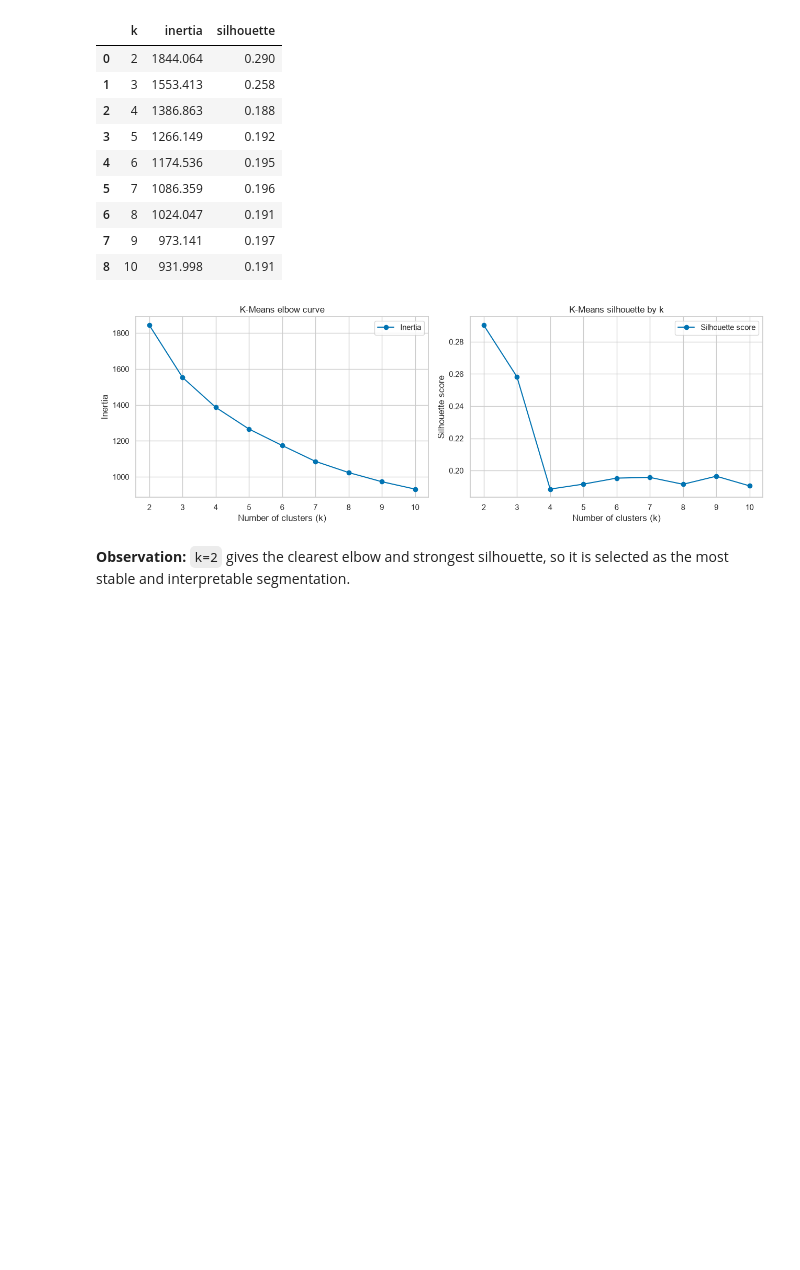
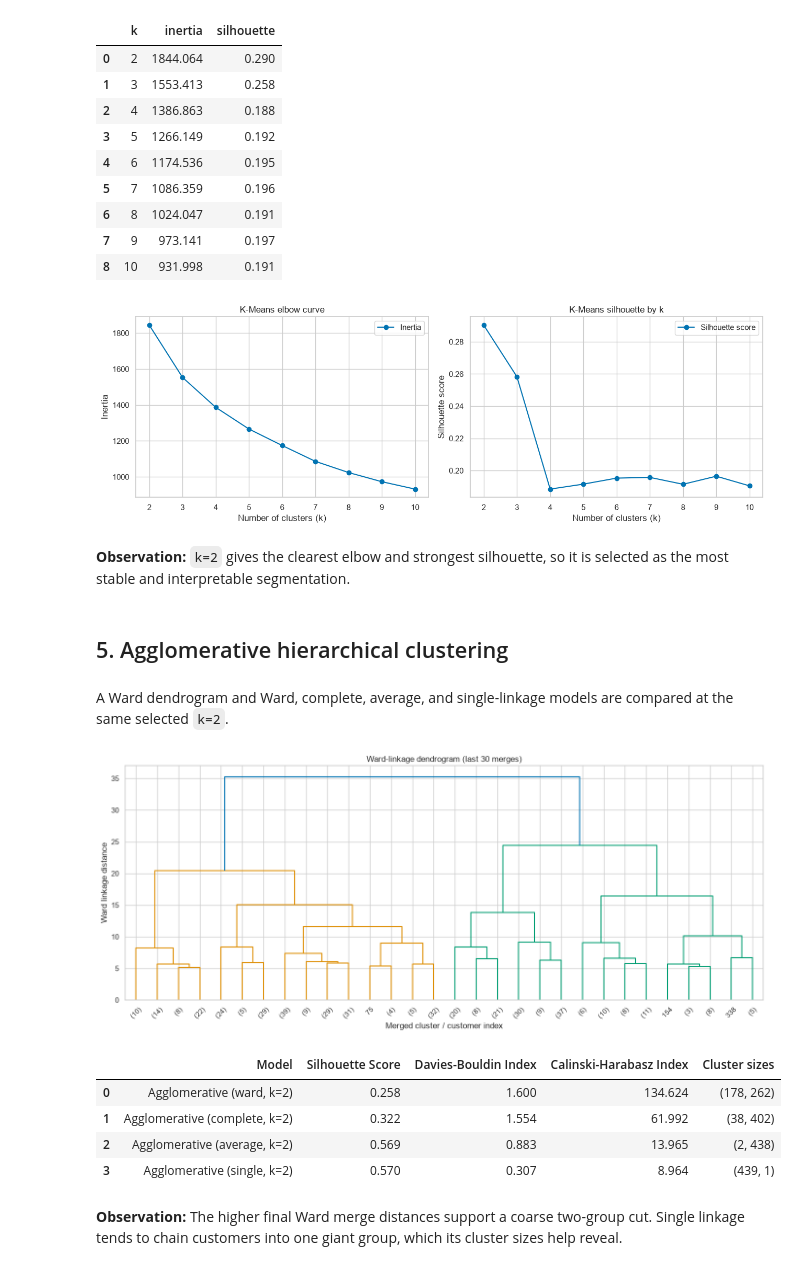
Before and after one commit to arhamgarg/ml-capstone, a Jupyter notebook: notebooks/clustering.ipynb, the cells around one changed output. Drawn from its saved outputs; the diff is of its cells as text; code cells hidden in the pictures; blank space fills up the shorter version.

Commit message:
feat(clustering): add Agglomerative clustering with dendrogram and linkage comparison

```diff
--- a/notebooks/clustering.ipynb
+++ b/notebooks/clustering.ipynb
@@ -139,3 +139,36 @@ km_y=km.fit_predict(X)
 [figure]
 # %% [markdown]
 **Observation:** `k=2` gives the clearest elbow and strongest silhouette, so it is selected as the most stable and interpretable segmentation.
+# %% [markdown]
+## 5. Agglomerative hierarchical clustering
+# %% [markdown]
+A Ward dendrogram and Ward, complete, average, and single-linkage models are compared at the same selected `k=2`.
+# %%
+Z=linkage(X,method="ward")
+plt.figure(figsize=(14,6))
+dendrogram(Z,truncate_mode="lastp",p=30)
+plt.title("Ward-linkage dendrogram (last 30 merges)")
+plt.xlabel("Merged cluster / customer index")
+plt.ylabel("Ward linkage distance")
+plt.tight_layout()
+plt.show()
+rows = [{"Model":"K-Means (k=2)",**metrics(X,km_y)}]
+ag = {}
+
+for link in ["ward","complete","average","single"]:
+ y = AgglomerativeClustering(K,linkage=link).fit_predict(X)
+ ag[link]=y
+ rows.append({"Model":f"Agglomerative ({link}, k=2)",**metrics(X,y),"Cluster sizes":tuple(np.bincount(y))})
+
+linkage_table = pd.DataFrame(rows[1:])
+display(linkage_table.round(3))
+ward_y = ag["ward"]
+# %% [output]
+[figure, added]
+|  | Model | Silhouette Score | Davies-Bouldin Index | Calinski-Harabasz Index | Cluster sizes |
+| 0 | Agglomerative (ward, k=2) | 0.258 | 1.600 | 134.624 | (178, 262) |
+| 1 | Agglomerative (complete, k=2) | 0.322 | 1.554 | 61.992 | (38, 402) |
+| 2 | Agglomerative (average, k=2) | 0.569 | 0.883 | 13.965 | (2, 438) |
+| 3 | Agglomerative (single, k=2) | 0.570 | 0.307 | 8.964 | (439, 1) |
+# %% [markdown]
+**Observation:** The higher final Ward merge distances support a coarse two-group cut. Single linkage tends to chain customers into one giant group, which its cluster sizes help reveal.
```
